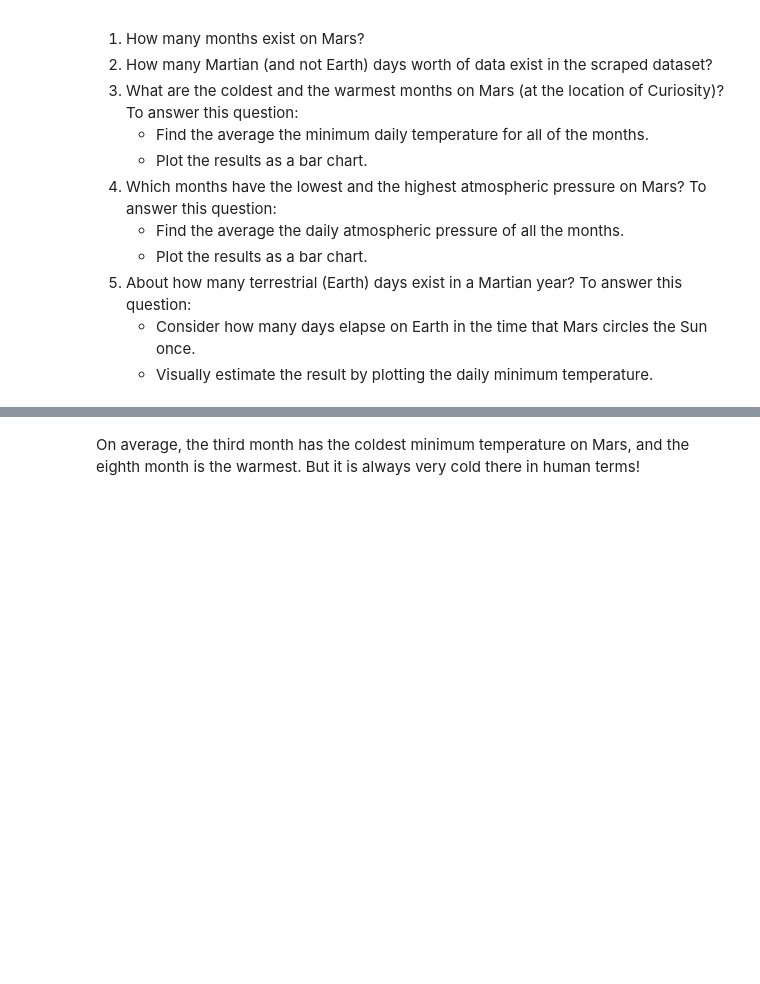
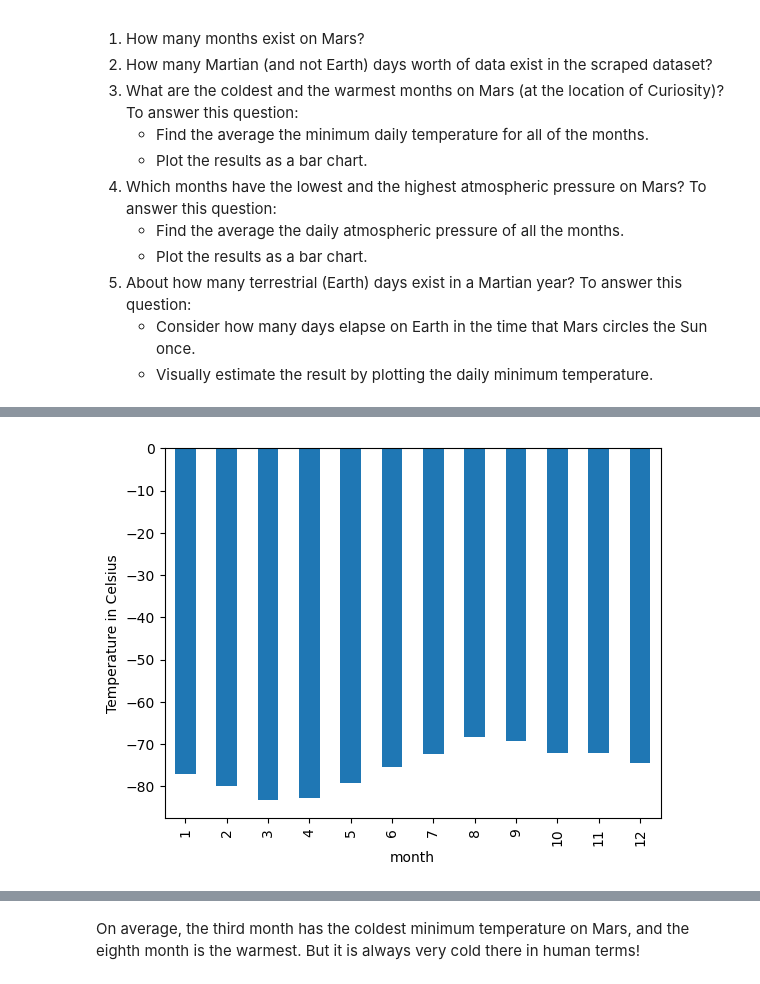
Before and after one commit to JP-Butler/Module-11-web-scraping, a Jupyter notebook: part_2_mars_weather.ipynb, the cells around one changed output, grey strips where cells are left out. Cells and saved outputs as stored; diff of their text form; code cells hidden in the pictures; blank space fills up the shorter version.

```diff
--- a/part_2_mars_weather.ipynb
+++ b/part_2_mars_weather.ipynb
@@ -215,3 +215,6 @@ Analyze your dataset by using Pandas functions to answer the following questions
     * Visually estimate the result by plotting the daily minimum temperature.
 # %%
 # 1. How many months are there on Mars?
+
+month_total = mars_convert_df.groupby(['month'])
+month_total['month'].count()
@@ -220,2 +242,4 @@ Analyze your dataset by using Pandas functions to answer the following questions
 # %%
 # 3. What is the average low temperature by month?
+min_temp_by_month = month_total['min_temp'].mean()
+min_temp_by_month
@@ -225,0 +261,10 @@ Analyze your dataset by using Pandas functions to answer the following questions
+# %%
+# Plot the average temperature by month
+temp_month_plot=min_temp_by_month.plot.bar(month_total, min_temp_by_month)
+
+# labels/tile
+plt.xlabel('month')
+plt.ylabel('Temperature in Celsius')
+plt.show()
+# %% [output]
+[figure, added]
```
Also changed, not shown: parts of 6 cells of this notebook, 1 other file.
